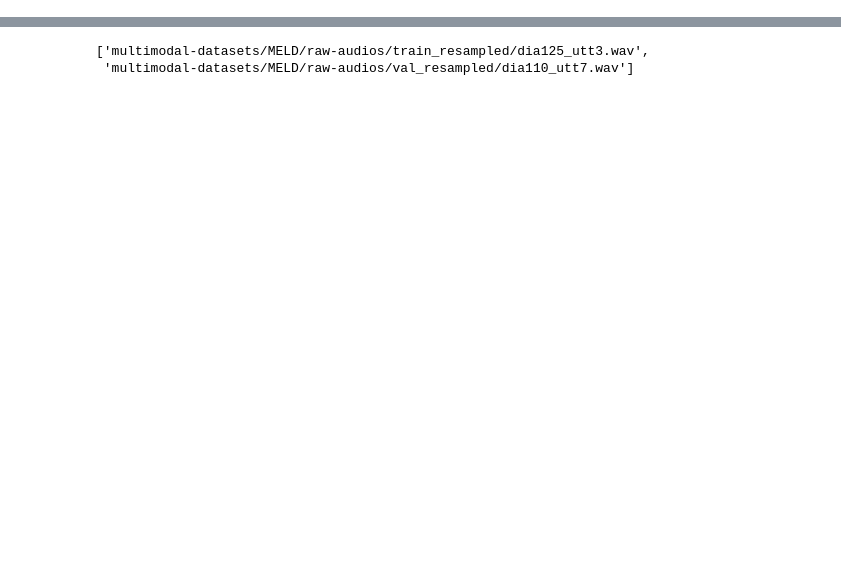
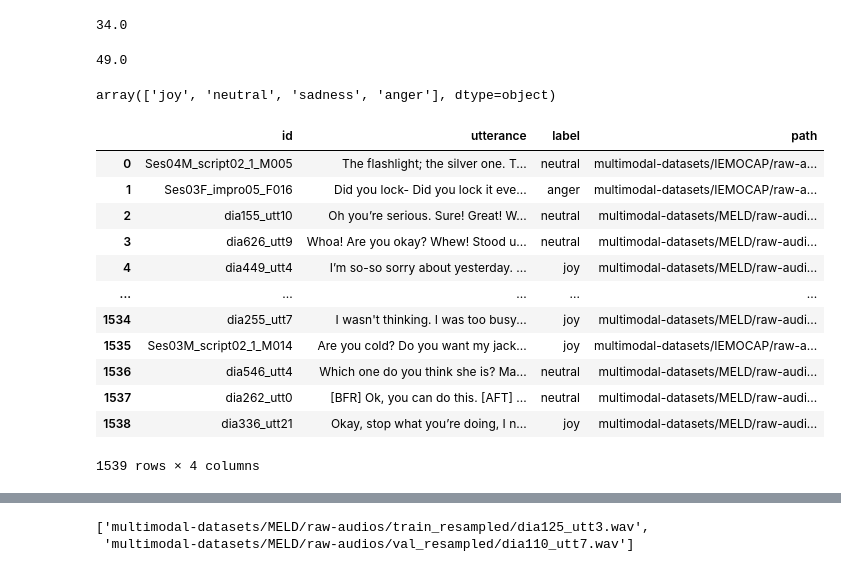
Before and after one commit to machadoprx/c4ai_audio_text_clip, a Jupyter notebook: preprocess_datasets.ipynb, the cells around one changed output, grey strips where cells are left out. Cells and saved outputs as stored; diff of their text form; code cells hidden in the pictures; blank space fills up the shorter version.

```diff
--- a/preprocess_datasets.ipynb
+++ b/preprocess_datasets.ipynb
@@ -495 +484,29 @@ train_df
+# %%
+df_train["num_tokens"].quantile(q=0.95)
+# %% [output]
+34.0
+# %%
+df_train["num_tokens"].quantile(q=0.99)
+# %% [output]
+49.0
+# %%
+df_train[df_train["path"].apply(lambda x: True if "IEMOCAP" in x else False)]["label"].unique()
+# %% [output]
+array(['joy', 'neutral', 'sadness', 'anger'], dtype=object)
+# %%
+df_val
+# %% [output]
+|  | id | utterance | label | path |
+| 0 | Ses04M_script02_1_M005 | The flashlight; the silver one. T... | neutral | multimodal-datasets/IEMOCAP/raw-a... |
+| 1 | Ses03F_impro05_F016 | Did you lock- Did you lock it eve... | anger | multimodal-datasets/IEMOCAP/raw-a... |
+| 2 | dia155_utt10 | Oh you’re serious. Sure! Great! W... | neutral | multimodal-datasets/MELD/raw-audi... |
+| 3 | dia626_utt9 | Whoa! Are you okay? Whew! Stood u... | neutral | multimodal-datasets/MELD/raw-audi... |
+| 4 | dia449_utt4 | I’m so-so sorry about yesterday. ... | joy | multimodal-datasets/MELD/raw-audi... |
+| ... | ... | ... | ... | ... |
+| 1534 | dia255_utt7 | I wasn't thinking. I was too busy... | joy | multimodal-datasets/MELD/raw-audi... |
+| 1535 | Ses03M_script02_1_M014 | Are you cold? Do you want my jack... | joy | multimodal-datasets/IEMOCAP/raw-a... |
+| 1536 | dia546_utt4 | Which one do you think she is? Ma... | neutral | multimodal-datasets/MELD/raw-audi... |
+| 1537 | dia262_utt0 | [BFR] Ok, you can do this. [AFT] ... | neutral | multimodal-datasets/MELD/raw-audi... |
+| 1538 | dia336_utt21 | Okay, stop what you’re doing, I n... | joy | multimodal-datasets/MELD/raw-audi... |
+1539 rows × 4 columns
 # %%
```
Also changed, not shown: parts of 27 cells of this notebook.
